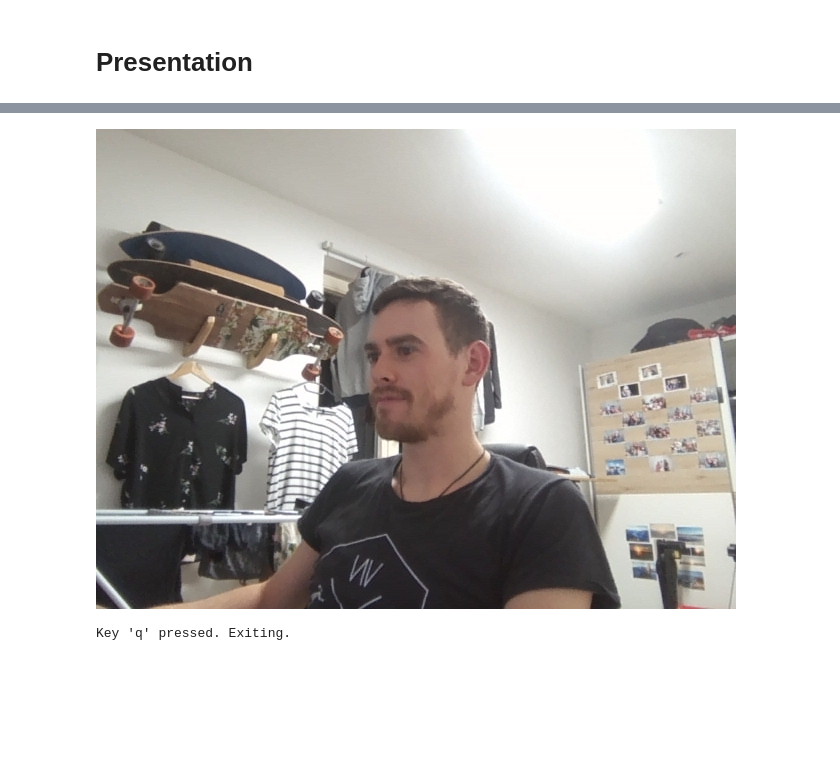
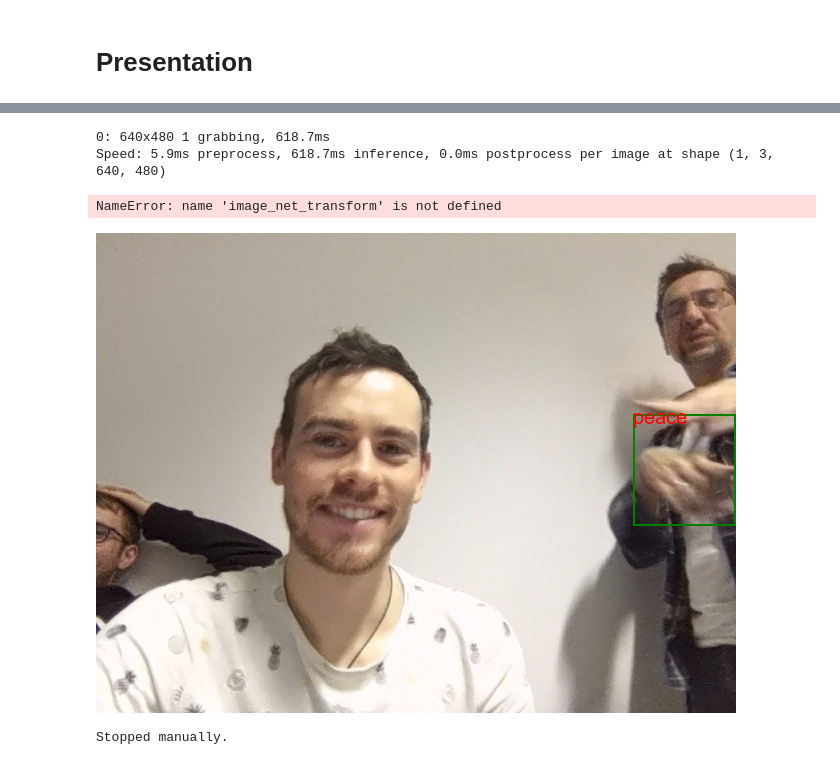
Before and after one commit to FlowkoHinti/Hand-Gesture-Recognition, a Jupyter notebook: 3_Presentation/HagridLocal.ipynb, the cells around one changed output, grey strips where cells are left out. Saved outputs shown, nothing was run; the diff lists cells and outputs as text; code cells hidden in the pictures; blank space fills up the shorter version.

```diff
--- a/3_Presentation/HagridLocal.ipynb
+++ b/3_Presentation/HagridLocal.ipynb
@@ -20,6 +117,42 @@ def draw_rectangle(frame, startXY, endXY, color=(0, 255, 0), thickness=2, text="
+# %%
+# load a jpg image
+img = cv2.imread('Images/ImageFist.jpg')
+rgb_frame = cv2.cvtColor(img, cv2.COLOR_BGR2RGB)
+
+img = Image.fromarray(rgb_frame)
+
+results = modelYOLO(img)
+
+# Draw bounding boxes on the frame
+draw = ImageDraw.Draw(img)
+
+for result in results:
+    for detection in result.boxes:
+        # Get the bounding box coordinates and class
+        x1, y1, x2, y2 = detection.xyxy[0].tolist()  # Bounding box corners
+        croppedImage = image_net_transform(img, x1, y1, x2, y2)
+        # plot the
+        display(croppedImage[0,0])
+        class_name = modelResNet(croppedImage)  # Detected class name
+        model_pred = torch.argmax(class_name, dim=1).cpu().numpy()
+        # tensor to int
+        pred = int(model_pred[0])
+
+        class_name = constants.targets[pred]
+
+        # Draw the bounding box and label
+        draw.rectangle([x1, y1, x2, y2], outline="green", width=2)
+        draw.text((x1, y1 - 10), class_name, fill="red", font=ImageFont.truetype("arial.ttf", 20))  # Draw class label
+
+#display(img)
+# %% [output]
+0: 640x480 1 grabbing, 618.7ms
+Speed: 5.9ms preprocess, 618.7ms inference, 0.0ms postprocess per image at shape (1, 3, 640, 480)
+NameError: name 'image_net_transform' is not defined
 # %%
 # Open the video capture (camera)
 cap = cv2.VideoCapture(0)
+image_net_transform = BBoxtoImageNet()
 
 if not cap.isOpened():
     print("Error: Could not open video stream.")
@@ -44,35 +177,42 @@ else:
             img = Image.fromarray(rgb_frame)
 
             # Perform object detection on the frame using YOLO
-            results = model(img)
+            results = modelYOLO(img)
 
             # Draw bounding boxes on the frame
             draw = ImageDraw.Draw(img)
 
             for result in results:
                 for detection in result.boxes:
                     # Get the bounding box coordinates and class
                     x1, y1, x2, y2 = detection.xyxy[0].tolist()  # Bounding box corners
-                    #class_name = detection.label  # Detected class name
+                    croppedImage = image_net_transform(img, x1, y1, x2, y2)
+                    class_name = modelResNet(croppedImage)  # Detected class name
+                    model_pred = torch.argmax(class_name, dim=1).cpu().numpy()
+                    # tensor to int
+                    pred = int(model_pred[0])
+
+                    class_name = constants.targets[pred]
 
                     # Draw the bounding box and label
                     draw.rectangle([x1, y1, x2, y2], outline="green", width=2)
-                    #draw.text((x1, y1 - 10), class_name, fill="red")  # Draw class label
+                    draw.text((x1, y1 - 10), class_name, fill="red", font=ImageFont.truetype("arial.ttf", 20))  # Draw class label
+
 
             # Clear previous output and display the current frame
             clear_output(wait=True)
             display(img)
 
             # Check for 'q' key press to stop the loop
             if keyboard.is_pressed('q'):
                 print("Key 'q' pressed. Exiting.")
                 break
     except KeyboardInterrupt:
         print("Stopped manually.")
     finally:
         # Release the capture object
         cap.release()
         cv2.destroyAllWindows()
 # %% [output]
-[figure, old version]
+[figure, new version]
-Key 'q' pressed. Exiting.
+Stopped manually.
```
Also changed, not shown: parts of 5 cells of this notebook, 1 other file.
